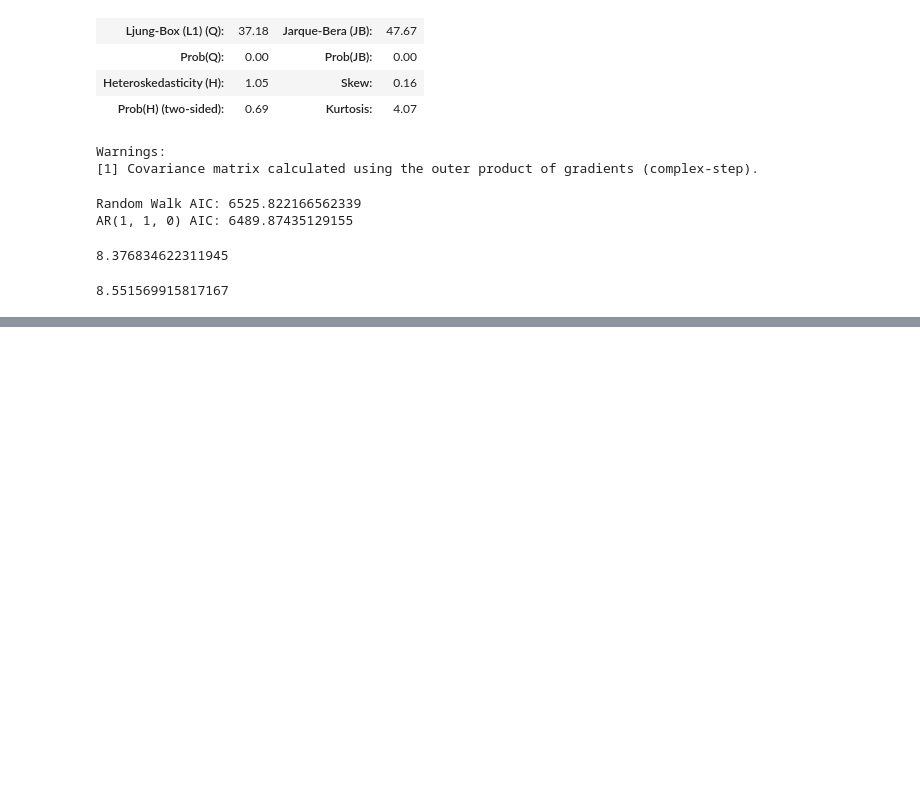
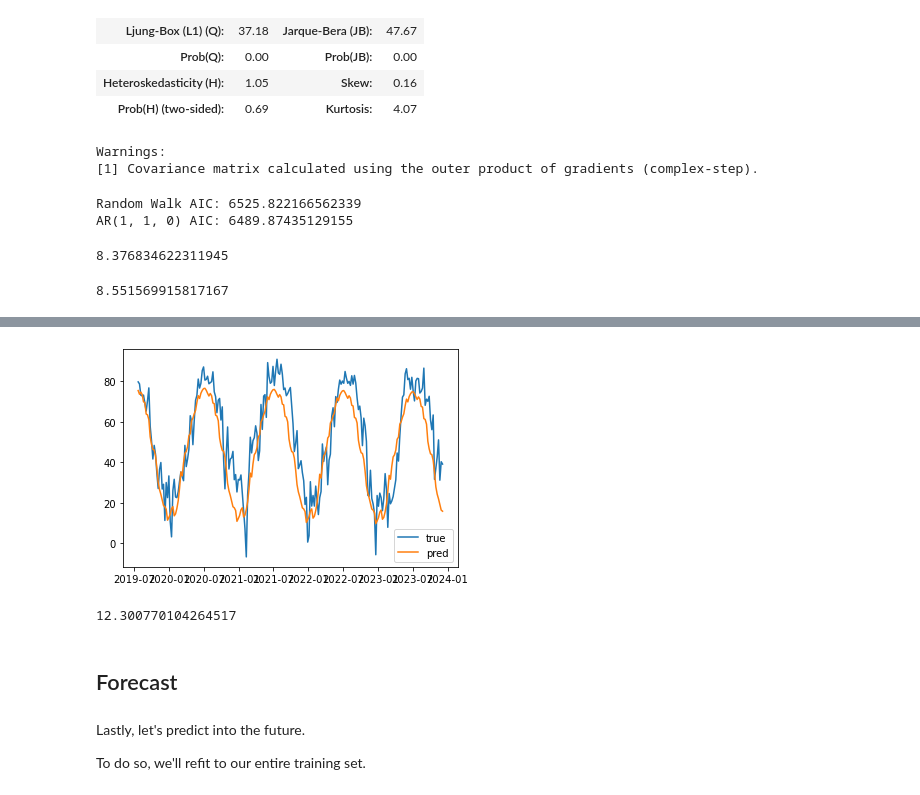
Before and after one commit to jbaumgit/Time-Series-Weather-Forcast-for-Corn-Growth-Degree-Days-in-ND, a Jupyter notebook: EDA_notebook.ipynb, the cells around one changed output, grey strips where cells are left out. Cells and saved outputs as stored; diff of their text form; code cells hidden in the pictures; blank space fills up the shorter version.

```diff
--- a/EDA_notebook.ipynb
+++ b/EDA_notebook.ipynb
@@ -705,0 +816,20 @@ np.sqrt(mean_squared_error(trainm, y_hat_rw))
+# %%
+# Let's zoom in on test
+fig, ax = plt.subplots()
+
+ax.plot(testM, label='true')
+ax.plot(y_hat_testM, label='pred')
+
+plt.legend();
+# %% [output]
+[figure, added]
+# %%
+np.sqrt(mean_squared_error(testM, y_hat_testM))
+# %% [output]
+12.300770104264517
+# %% [markdown]
+## Forecast
+# %% [markdown]
+Lastly, let's predict into the future.
+
+To do so, we'll refit to our entire training set.
```
Also changed, not shown: parts of 14 cells of this notebook.
